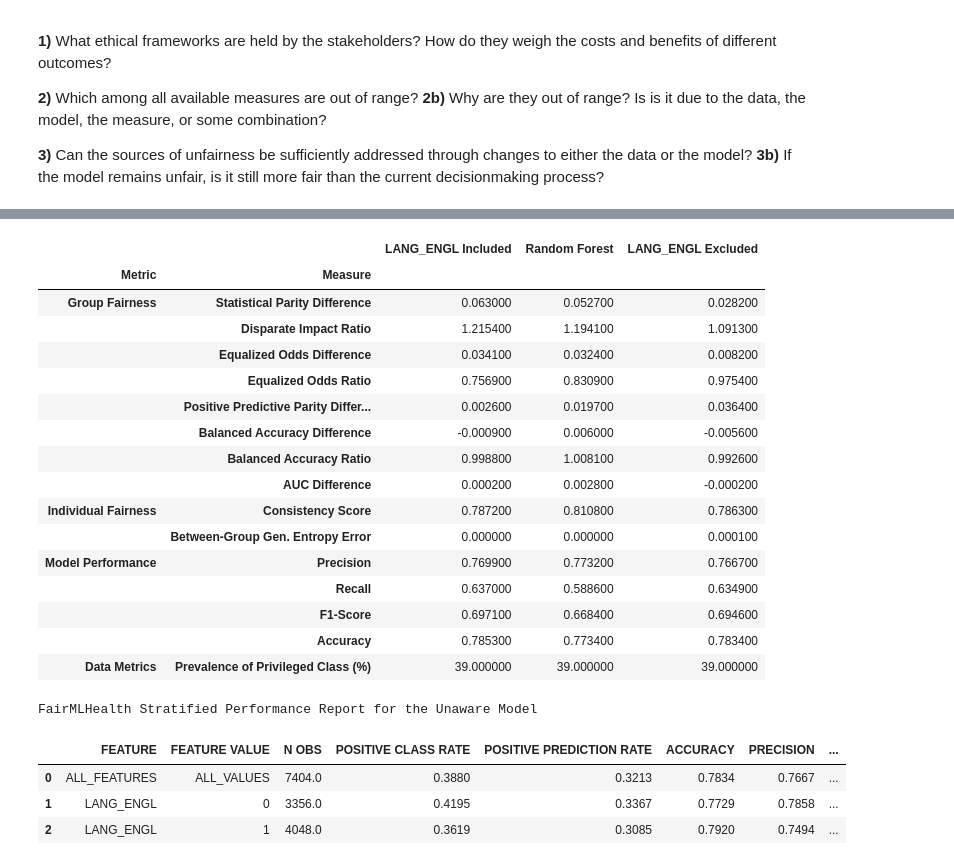
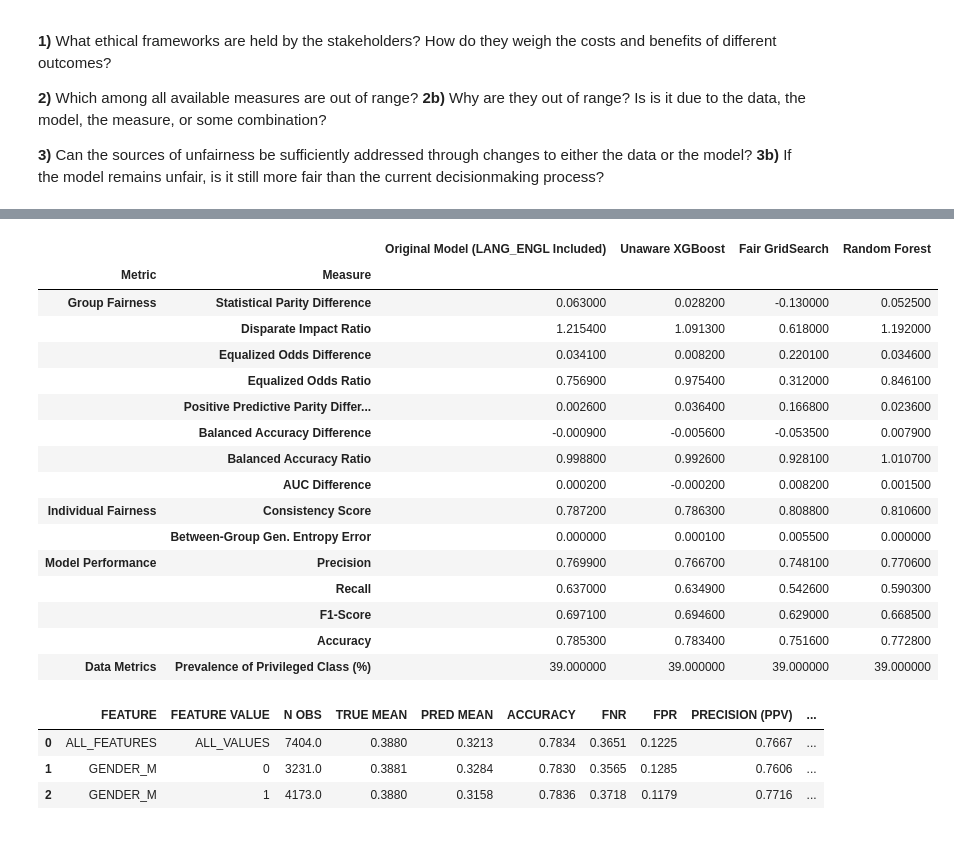
Before and after one commit to KenSciResearch/fairMLHealth, a Jupyter notebook: tutorials_and_examples/Tutorial-EvaluatingFairnessInBinaryClassification.ipynb, the cells around one changed output, grey strips where cells are left out. Drawn from its saved outputs; the diff is of its cells as text; code cells hidden in the pictures.

```diff
--- a/tutorials_and_examples/Tutorial-EvaluatingFairnessInBinaryClassification.ipynb
+++ b/tutorials_and_examples/Tutorial-EvaluatingFairnessInBinaryClassification.ipynb
@@ -175,10 +174,11 @@ df['long_los'] = df['length_of_stay'].apply(lambda x: 1 if x > mean_val else 0)
 # %%
 # Display LOS distributions
 display(Markdown('---'))
-ax = df['length_of_stay'
+df['LANG_ENGL'] = 0
+df.loc[df['LANGUAGE_ENGL'].eq(1), 'LANG_ENGL'] = 1
+ax = df.groupby('LANG_ENGL')['length_of_stay'
         ].plot(kind='kde',
-               title="Probability Density of Length of Stay")
-ax.set_xlabel("Length of Stay in Days")
+               title="Probability Density of Length of Stay (in Days)")
 plt.show()
 # %% [output]
 ---
@@ -471,5 +462,11 @@ rf_model.fit(X_train, y_train.iloc[:, 0])
 # Model demonstrating "Unawareness"
 unaware_model = XGBClassifier(**xgb_params)
 unaware_model.fit(X_train.drop('LANG_ENGL', axis=1), y_train.iloc[:, 0])
+
+# Train GridSearch
+fairGridSearch = GridSearch(RandomForestClassifier(**rf_params),
+                           constraints=DemographicParity(),
+                           grid_size=45)
+
+
+fairGridSearch.fit(X_train, y_train, sensitive_features=X_train['LANG_ENGL'])
-# %%
-rf_model.fit(X_train, y_train.iloc[:, 0])
@@ -478,38 +478,39 @@ RandomForestClassifier(bootstrap=False, min_samples_split=5, n_estimators=1800)
 # %%
 # Generate Comparison
-lang_compare = compare_models(test_data = {'LANG_ENGL Included': X_test,
-                                           'Random Forest': X_test,
-                                           'LANG_ENGL Excluded': X_test.drop('LANG_ENGL', axis=1)},
+lang_compare = compare_models(test_data = {'Original Model (LANG_ENGL Included)': X_test,
+                                           'Unaware XGBoost': X_test.drop('LANG_ENGL', axis=1),
+                                           'Fair GridSearch': X_test,
+                                           'Random Forest': X_test},
                                    target_data =  y_test,
                                    protected_attr_data = lang_values,
-                                   models={'LANG_ENGL Included': model,
-                                           'Random Forest': rf_model,
-                                           'LANG_ENGL Excluded': unaware_model})
+                                   models={'Original Model (LANG_ENGL Included)': model,
+                                           'Unaware XGBoost': unaware_model,
+                                           'Fair GridSearch': fairGridSearch,
+                                           'Random Forest': rf_model})
 reports.flag(lang_compare)
 # %% [output]
-|  |  | LANG_ENGL Included | Random Forest | LANG_ENGL Excluded |
-| Metric | Measure |  |  |  |
-| Group Fairness | Statistical Parity Difference | 0.063000 | 0.052700 | 0.028200 |
-|  | Disparate Impact Ratio | 1.215400 | 1.194100 | 1.091300 |
-|  | Equalized Odds Difference | 0.034100 | 0.032400 | 0.008200 |
-|  | Equalized Odds Ratio | 0.756900 | 0.830900 | 0.975400 |
-|  | Positive Predictive Parity Differ... | 0.002600 | 0.019700 | 0.036400 |
-|  | Balanced Accuracy Difference | -0.000900 | 0.006000 | -0.005600 |
-|  | Balanced Accuracy Ratio | 0.998800 | 1.008100 | 0.992600 |
-|  | AUC Difference | 0.000200 | 0.002800 | -0.000200 |
-| Individual Fairness | Consistency Score | 0.787200 | 0.810800 | 0.786300 |
-|  | Between-Group Gen. Entropy Error | 0.000000 | 0.000000 | 0.000100 |
-| Model Performance | Precision | 0.769900 | 0.773200 | 0.766700 |
-|  | Recall | 0.637000 | 0.588600 | 0.634900 |
-|  | F1-Score | 0.697100 | 0.668400 | 0.694600 |
-|  | Accuracy | 0.785300 | 0.773400 | 0.783400 |
-| Data Metrics | Prevalence of Privileged Class (%) | 39.000000 | 39.000000 | 39.000000 |
+|  |  | Original Model (LANG_ENGL Included) | Unaware XGBoost | Fair GridSearch | Random Forest |
+| Metric | Measure |  |  |  |  |
+| Group Fairness | Statistical Parity Difference | 0.063000 | 0.028200 | -0.130000 | 0.052500 |
+|  | Disparate Impact Ratio | 1.215400 | 1.091300 | 0.618000 | 1.192000 |
+|  | Equalized Odds Difference | 0.034100 | 0.008200 | 0.220100 | 0.034600 |
+|  | Equalized Odds Ratio | 0.756900 | 0.975400 | 0.312000 | 0.846100 |
+|  | Positive Predictive Parity Differ... | 0.002600 | 0.036400 | 0.166800 | 0.023600 |
+|  | Balanced Accuracy Difference | -0.000900 | -0.005600 | -0.053500 | 0.007900 |
+|  | Balanced Accuracy Ratio | 0.998800 | 0.992600 | 0.928100 | 1.010700 |
+|  | AUC Difference | 0.000200 | -0.000200 | 0.008200 | 0.001500 |
+| Individual Fairness | Consistency Score | 0.787200 | 0.786300 | 0.808800 | 0.810600 |
+|  | Between-Group Gen. Entropy Error | 0.000000 | 0.000100 | 0.005500 | 0.000000 |
+| Model Performance | Precision | 0.769900 | 0.766700 | 0.748100 | 0.770600 |
+|  | Recall | 0.637000 | 0.634900 | 0.542600 | 0.590300 |
+|  | F1-Score | 0.697100 | 0.694600 | 0.629000 | 0.668500 |
+|  | Accuracy | 0.785300 | 0.783400 | 0.751600 | 0.772800 |
+| Data Metrics | Prevalence of Privileged Class (%) | 39.000000 | 39.000000 | 39.000000 | 39.000000 |
 # %%
-print("FairMLHealth Stratified Performance Report for the Unaware Model")
-stratified_reports.classification_performance(X_test[['LANG_ENGL']], y_test, unaware_model.predict(X_test.drop('LANG_ENGL', axis=1)))
+X_test_g = X_test.join(df['GENDER_M'], how='inner')
+stratified_reports.classification_performance(X_test_g[['GENDER_M']], y_test, unaware_model.predict(X_test.drop('LANG_ENGL', axis=1)))
 # %% [output]
-FairMLHealth Stratified Performance Report for the Unaware Model
-|  | FEATURE | FEATURE VALUE | N OBS | POSITIVE CLASS RATE | POSITIVE PREDICTION RATE | ACCURACY | PRECISION | ... |
-| 0 | ALL_FEATURES | ALL_VALUES | 7404.0 | 0.3880 | 0.3213 | 0.7834 | 0.7667 | ... |
-| 1 | LANG_ENGL | 0 | 3356.0 | 0.4195 | 0.3367 | 0.7729 | 0.7858 | ... |
-| 2 | LANG_ENGL | 1 | 4048.0 | 0.3619 | 0.3085 | 0.7920 | 0.7494 | ... |
+|  | FEATURE | FEATURE VALUE | N OBS | TRUE MEAN | PRED MEAN | ACCURACY | FNR | FPR | PRECISION (PPV) | ... |
+| 0 | ALL_FEATURES | ALL_VALUES | 7404.0 | 0.3880 | 0.3213 | 0.7834 | 0.3651 | 0.1225 | 0.7667 | ... |
+| 1 | GENDER_M | 0 | 3231.0 | 0.3881 | 0.3284 | 0.7830 | 0.3565 | 0.1285 | 0.7606 | ... |
+| 2 | GENDER_M | 1 | 4173.0 | 0.3880 | 0.3158 | 0.7836 | 0.3718 | 0.1179 | 0.7716 | ... |
```
Also changed, not shown: parts of 40 cells of this notebook, 8 other files.
